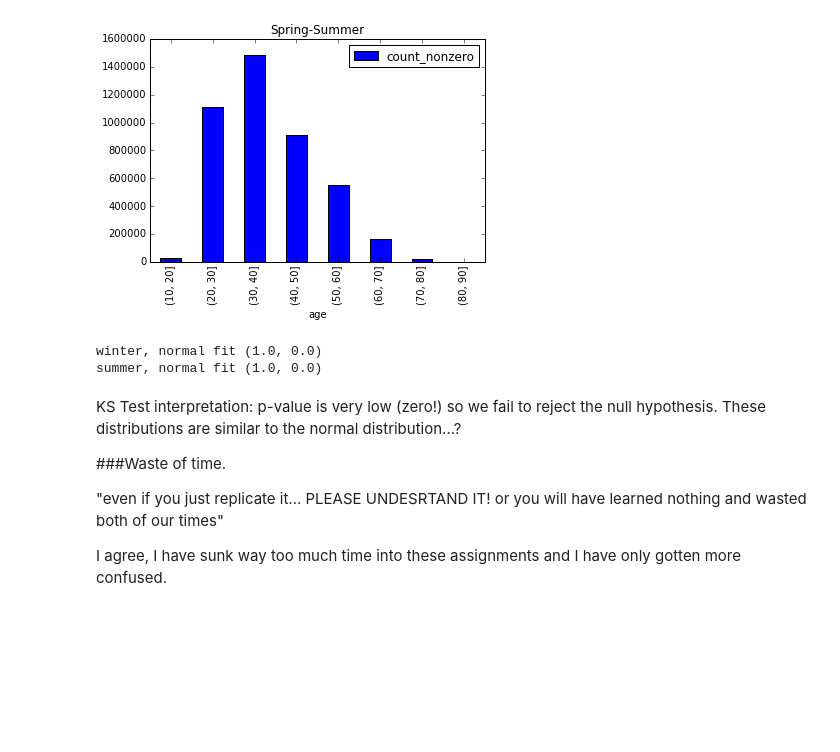
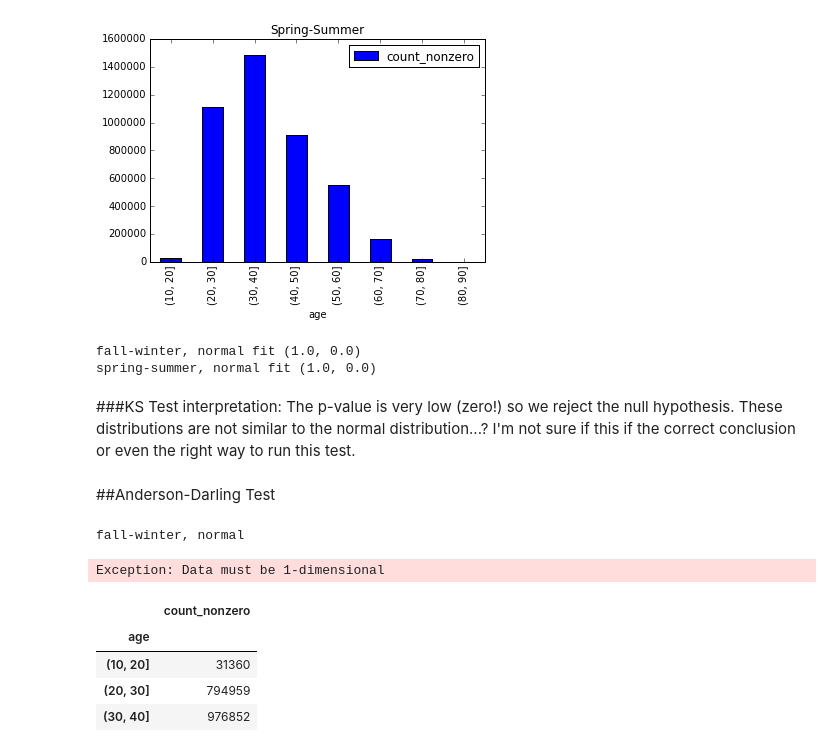
Before and after one commit to michellemho/PUI2015_mmh555, a Jupyter notebook: HW4/HW4_Assignment3.ipynb, the cells around one changed output. Drawn from its saved outputs; the diff is of its cells as text; code cells hidden in the pictures; blank space fills up the shorter version.

Commit message:
updated assignments

```diff
--- a/HW4/HW4_Assignment3.ipynb
+++ b/HW4/HW4_Assignment3.ipynb
@@ -55,16 +55,28 @@ SS_age_dist = SS_df.age.groupby(pd.cut(SS_df.age, bins)).agg([count_nonzero])
 # %%
 ksW=scipy.stats.kstest(FW_age_dist, 'norm')
 ksS=scipy.stats.kstest(SS_age_dist, 'norm')
-print "winter, normal fit", ksW
-print "summer, normal fit", ksS
+print "fall-winter, normal fit", ksW
+print "spring-summer, normal fit", ksS
 # %% [output]
-winter, normal fit (1.0, 0.0)
-summer, normal fit (1.0, 0.0)
+fall-winter, normal fit (1.0, 0.0)
+spring-summer, normal fit (1.0, 0.0)
-# %% [markdown]
-KS Test interpretation: p-value is very low (zero!) so we fail to reject the null hypothesis. These distributions are similar to the normal distribution...?
-
-###Waste of time.
-
-"even if you just replicate it... PLEASE UNDESRTAND IT! or you will have learned nothing and wasted both of our times"
-
-I agree, I have sunk way too much time into these assignments and I have only gotten more confused.
+# %% [markdown]
+###KS Test interpretation:
+The p-value is very low (zero!) so we reject the null hypothesis. These distributions are not similar to the normal distribution...? I'm not sure if this if the correct conclusion or even the right way to run this test.
+# %% [markdown]
+##Anderson-Darling Test
+# %%
+print "fall-winter, normal", scipy.stats.anderson(FW_age_dist, dist= 'norm')
+print "spring-summer, normal", scipy.stats.anderson(SS_age_dist, dist='norm')
+# %% [output]
+fall-winter, normal
+Exception: Data must be 1-dimensional
+# %%
+# looks like our data needs to be 1-dimensional. What does the data look like now?
+FW_age_dist.head(3)
+# %% [output]
+|  | count_nonzero |
+| age |  |
+| (10, 20] | 31360 |
+| (20, 30] | 794959 |
+| (30, 40] | 976852 |
```
Also changed, not shown: parts of 6 cells of this notebook, 2 other files.
